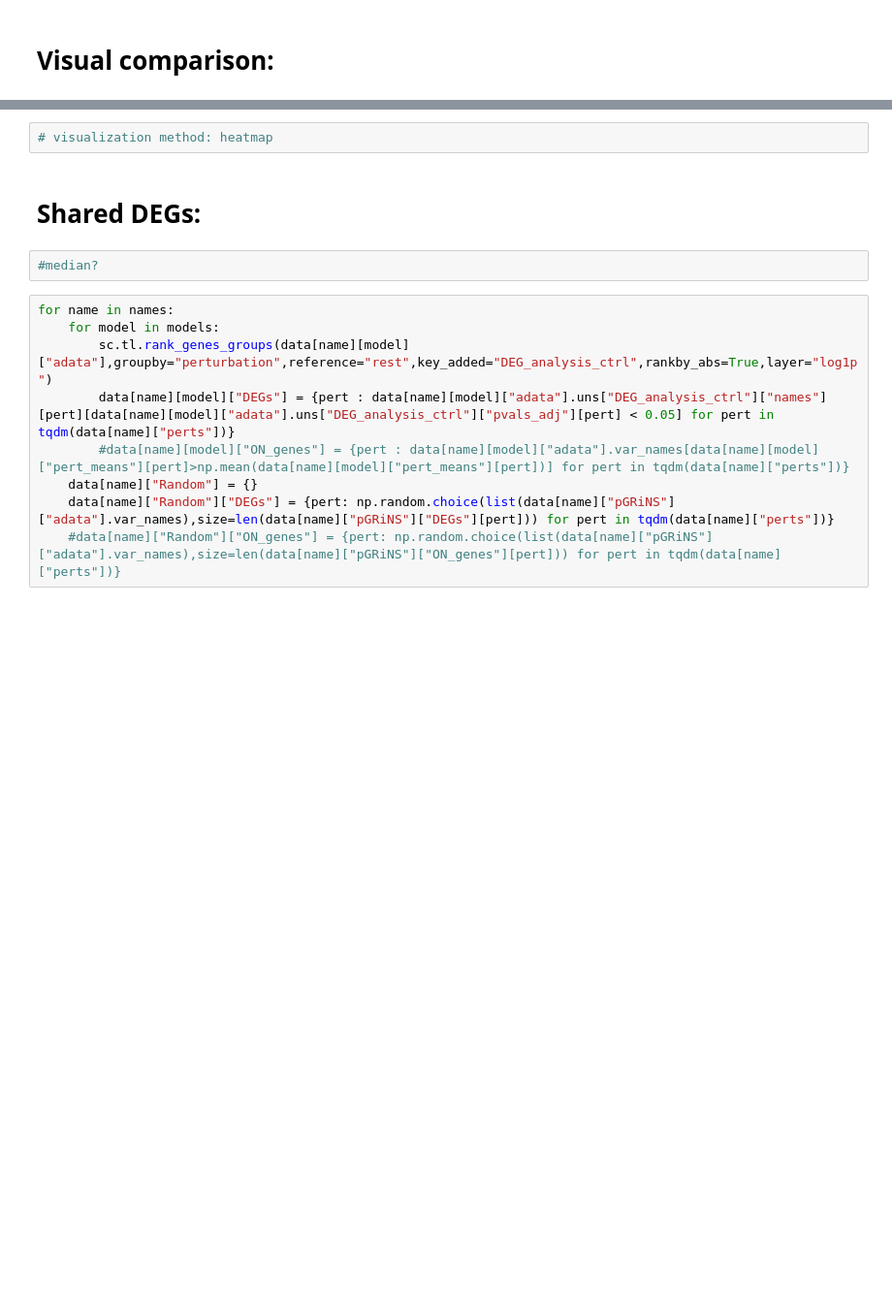
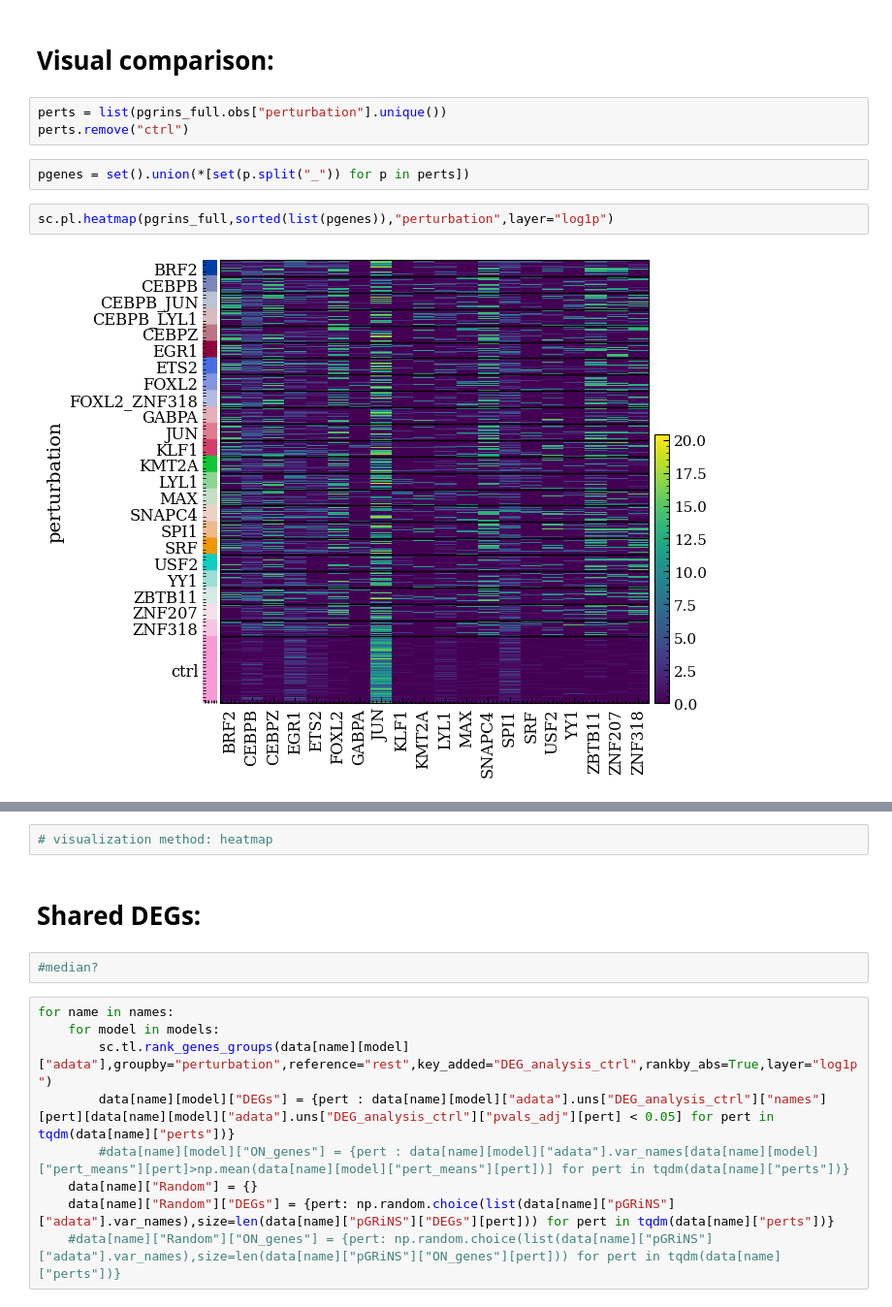
Before and after one commit to GeorgSommerer/bsc_thesis_pGRiNS, a Jupyter notebook: Analysis/eval_synth_data.ipynb, the cells around one changed output, grey strips where cells are left out. Shown at 97% size. Cells and saved outputs as stored; diff of their text form; blank space fills up the shorter version.

```diff
--- a/Analysis/eval_synth_data.ipynb
+++ b/Analysis/eval_synth_data.ipynb
@@ -62,3 +62,12 @@ for name in names:
         data[name][model]["pert_means"] = {pert : np.asarray(np.mean(data[name][model]["adata"][data[name][model]["pert_indices"][1][pert]].layers["log1p"],axis=0)).squeeze() for pert in tqdm(data[name]["perts"])}
 # %% [markdown]
 # Visual comparison:
+# %%
+perts = list(pgrins_full.obs["perturbation"].unique())
+perts.remove("ctrl")
+# %%
+pgenes = set().union(*[set(p.split("_")) for p in perts])
+# %%
+sc.pl.heatmap(pgrins_full,sorted(list(pgenes)),"perturbation",layer="log1p")
+# %% [output]
+[figure, added]
```
Also changed, not shown: parts of 14 cells of this notebook, 33 other files.
